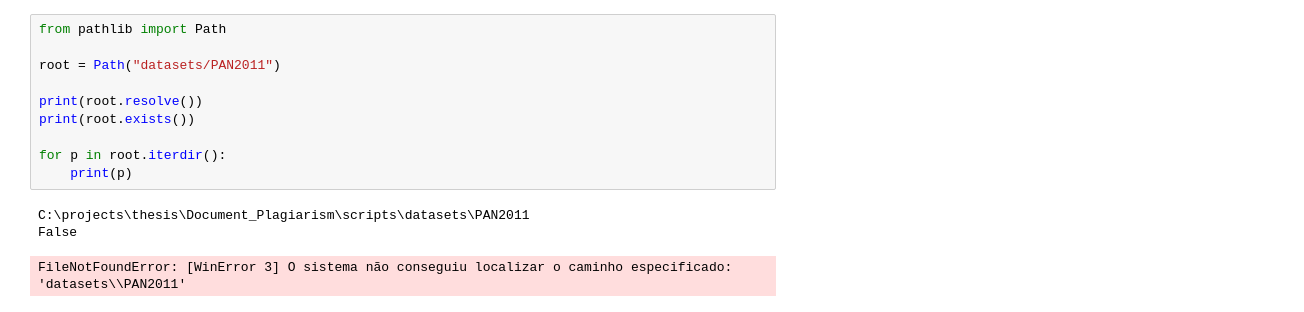
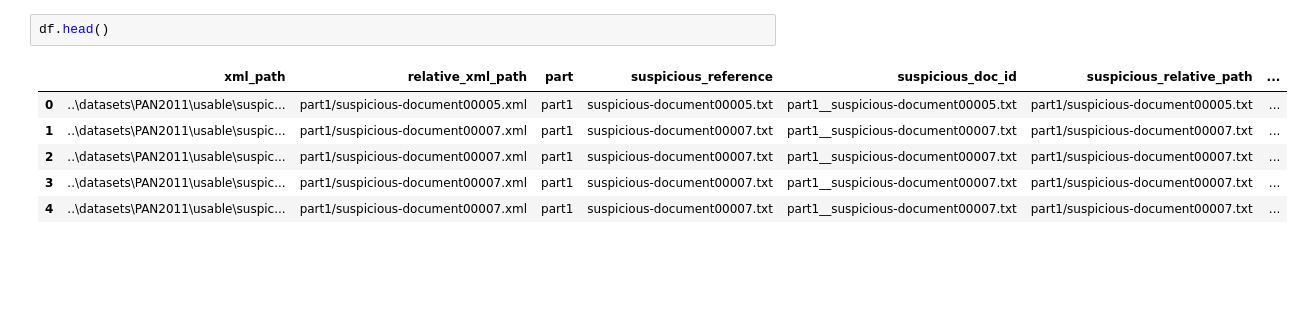
Before and after one commit to Djbernas10/Document_Plagiarism, a Jupyter notebook: scripts/parser_text.ipynb, the cells around one changed output. Saved outputs shown, nothing was run; the diff lists cells and outputs as text; blank space fills up the shorter version.

```diff
--- a/scripts/parser_text.ipynb
+++ b/scripts/parser_text.ipynb
@@ -20,14 +36,9 @@ FileNotFoundError: No XML files found in datasets\PAN2011\suspicious-document wi
 # %%
-from pathlib import Path
-
-root = Path("datasets/PAN2011")
-
-print(root.resolve())
-print(root.exists())
-
-for p in root.iterdir():
-    print(p)
+df.head()
 # %% [output]
-C:\projects\thesis\Document_Plagiarism\scripts\datasets\PAN2011
-False
-FileNotFoundError: [WinError 3] O sistema não conseguiu localizar o caminho especificado: 'datasets\\PAN2011'
+|  | xml_path | relative_xml_path | part | suspicious_reference | suspicious_doc_id | suspicious_relative_path | ... |
+| 0 | ..\datasets\PAN2011\usable\suspic... | part1/suspicious-document00005.xml | part1 | suspicious-document00005.txt | part1__suspicious-document00005.txt | part1/suspicious-document00005.txt | ... |
+| 1 | ..\datasets\PAN2011\usable\suspic... | part1/suspicious-document00007.xml | part1 | suspicious-document00007.txt | part1__suspicious-document00007.txt | part1/suspicious-document00007.txt | ... |
+| 2 | ..\datasets\PAN2011\usable\suspic... | part1/suspicious-document00007.xml | part1 | suspicious-document00007.txt | part1__suspicious-document00007.txt | part1/suspicious-document00007.txt | ... |
+| 3 | ..\datasets\PAN2011\usable\suspic... | part1/suspicious-document00007.xml | part1 | suspicious-document00007.txt | part1__suspicious-document00007.txt | part1/suspicious-document00007.txt | ... |
+| 4 | ..\datasets\PAN2011\usable\suspic... | part1/suspicious-document00007.xml | part1 | suspicious-document00007.txt | part1__suspicious-document00007.txt | part1/suspicious-document00007.txt | ... |
```
Also changed, not shown: parts of 1 cell of this notebook, 13 other files.
